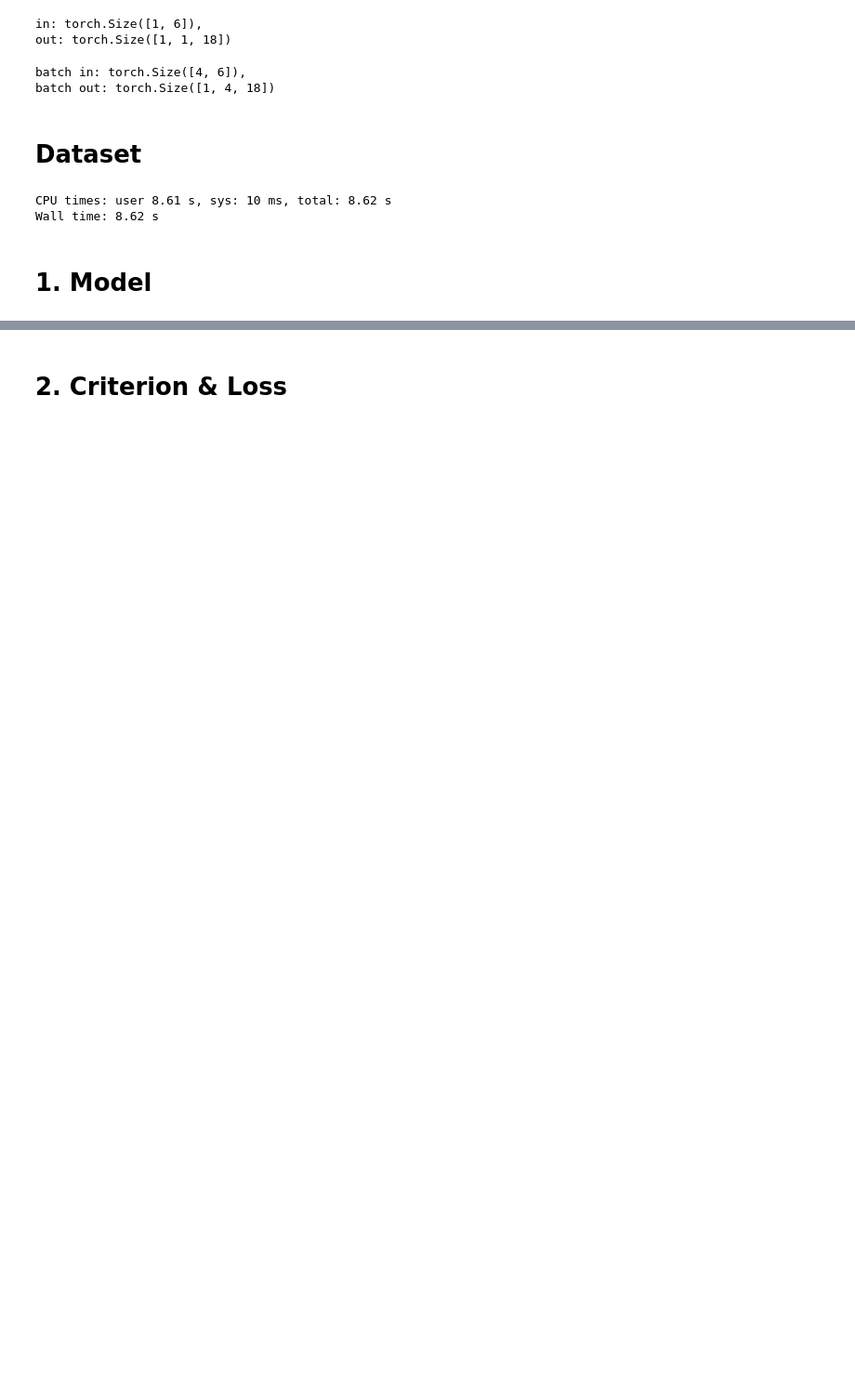
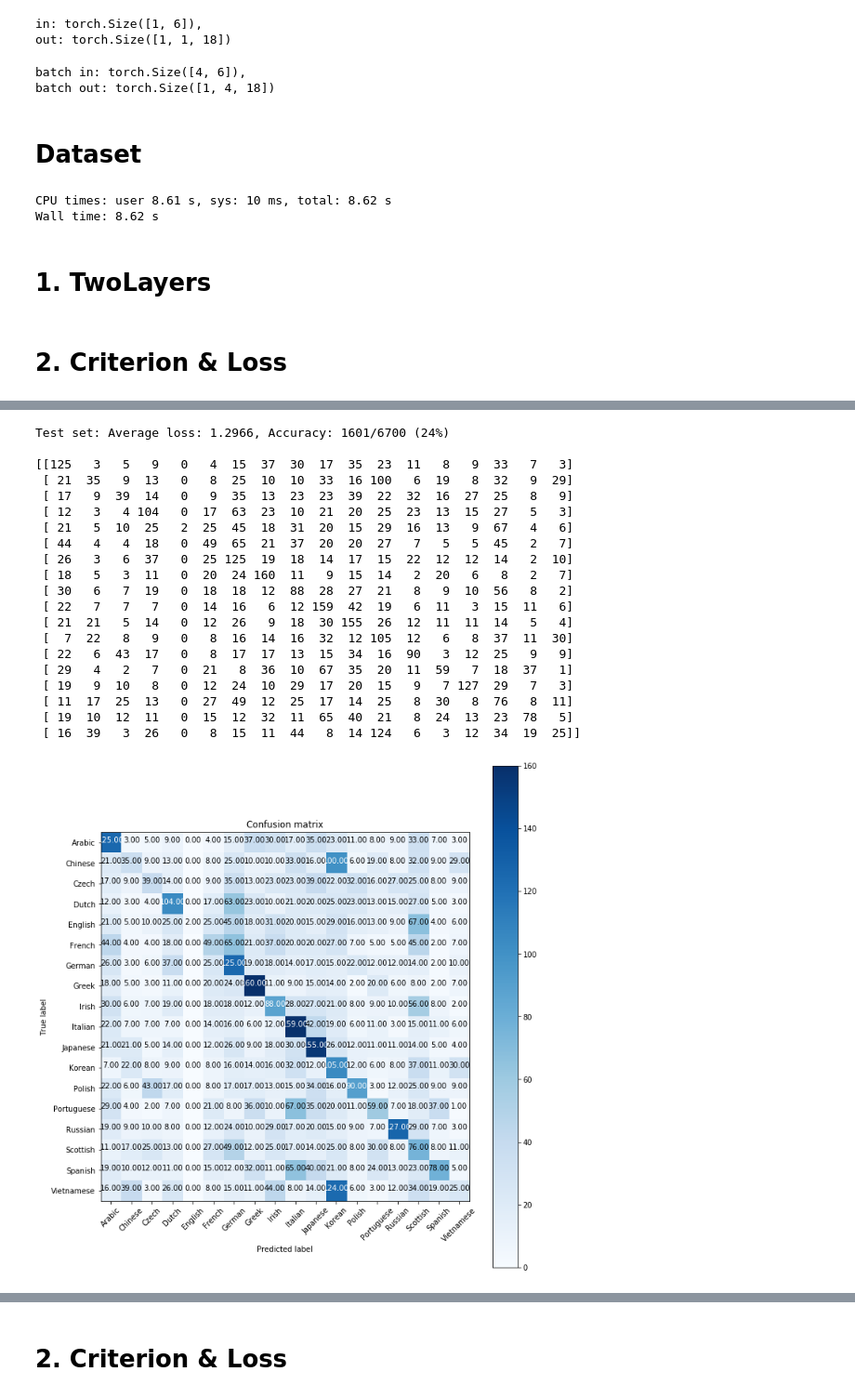
Before and after one commit to elcolie/practice-pytorch, a Jupyter notebook: exercise13/exercise13-1_name_classifier.ipynb, the cells around one changed output, grey strips where cells are left out. Shown at 93% size. Drawn from its saved outputs; the diff is of its cells as text; code cells hidden in the pictures; blank space fills up the shorter version.

Commit message:
pack-pad with TwoLayers. No performance gain

```diff
--- a/exercise13/exercise13-1_name_classifier.ipynb
+++ b/exercise13/exercise13-1_name_classifier.ipynb
@@ -125,5 +84,0 @@ torch.Size([3, 5, 5])
-# %%
-from pprint import pprint
-
-pps_in = torch.nn.utils.rnn.pack_padded_sequence(embedding, batch_first=True, lengths=lengths)
-pps_in
@@ -168,2 +84,0 @@ pps_out_n_size, ht = gru(pps_in)
-# %%
-result = torch.nn.utils.rnn.pad_packed_sequence(pps_out_n_size, batch_first=True)
@@ -337,4 +317,4 @@ test_loader = DataLoader(dataset=test_dataset, sampler=ImbalancedDatasetSampler(
 CPU times: user 8.61 s, sys: 10 ms, total: 8.62 s
 Wall time: 8.62 s
 # %% [markdown]
-# 1. Model
+# 1. TwoLayers
@@ -342,0 +323,2 @@ Wall time: 8.62 s
+# %% [markdown]
+# 2. Criterion & Loss
@@ -342,0 +328,5 @@ Wall time: 8.62 s
+# %%
+for epoch in tqdm(range(1, 1 + 1)):
+    train(model, DEVICE, train_loader, optimizer, epoch, criterion)
+    test(model, DEVICE, test_loader, criterion)
+# %% [output]
@@ -342,0 +342,21 @@ Wall time: 8.62 s
+Test set: Average loss: 1.2966, Accuracy: 1601/6700 (24%)
+
+[[125   3   5   9   0   4  15  37  30  17  35  23  11   8   9  33   7   3]
+ [ 21  35   9  13   0   8  25  10  10  33  16 100   6  19   8  32   9  29]
+ [ 17   9  39  14   0   9  35  13  23  23  39  22  32  16  27  25   8   9]
+ [ 12   3   4 104   0  17  63  23  10  21  20  25  23  13  15  27   5   3]
+ [ 21   5  10  25   2  25  45  18  31  20  15  29  16  13   9  67   4   6]
+ [ 44   4   4  18   0  49  65  21  37  20  20  27   7   5   5  45   2   7]
+ [ 26   3   6  37   0  25 125  19  18  14  17  15  22  12  12  14   2  10]
+ [ 18   5   3  11   0  20  24 160  11   9  15  14   2  20   6   8   2   7]
+ [ 30   6   7  19   0  18  18  12  88  28  27  21   8   9  10  56   8   2]
+ [ 22   7   7   7   0  14  16   6  12 159  42  19   6  11   3  15  11   6]
+ [ 21  21   5  14   0  12  26   9  18  30 155  26  12  11  11  14   5   4]
+ [  7  22   8   9   0   8  16  14  16  32  12 105  12   6   8  37  11  30]
+ [ 22   6  43  17   0   8  17  17  13  15  34  16  90   3  12  25   9   9]
+ [ 29   4   2   7   0  21   8  36  10  67  35  20  11  59   7  18  37   1]
+ [ 19   9  10   8   0  12  24  10  29  17  20  15   9   7 127  29   7   3]
+ [ 11  17  25  13   0  27  49  12  25  17  14  25   8  30   8  76   8  11]
+ [ 19  10  12  11   0  15  12  32  11  65  40  21   8  24  13  23  78   5]
+ [ 16  39   3  26   0   8  15  11  44   8  14 124   6   3  12  34  19  25]]
+[figure, added]
```
Also changed, not shown: parts of 22 cells of this notebook.
